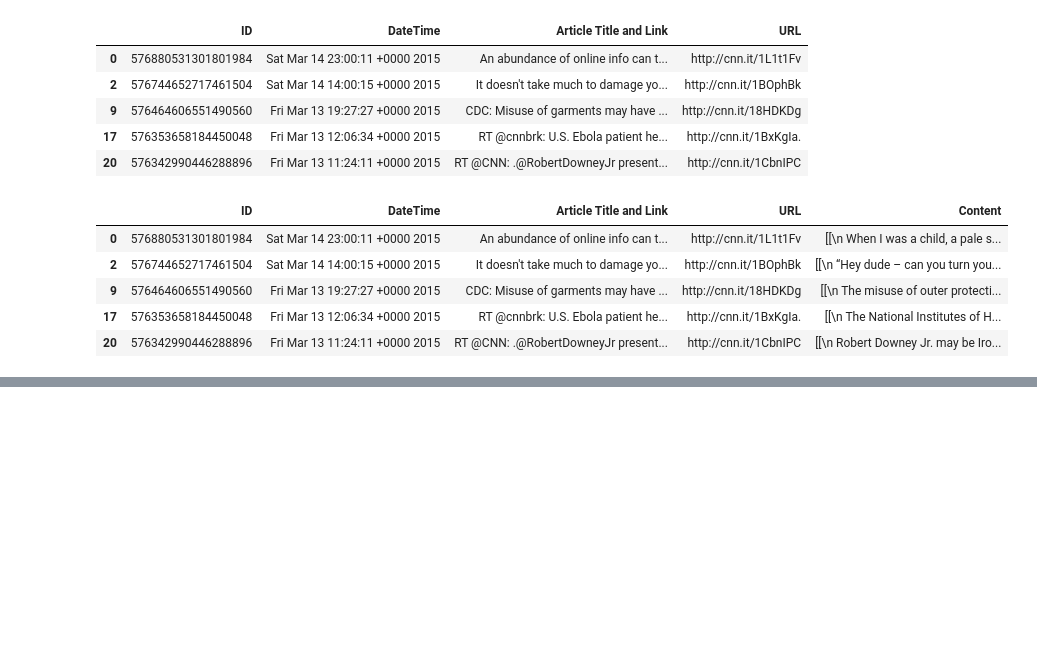
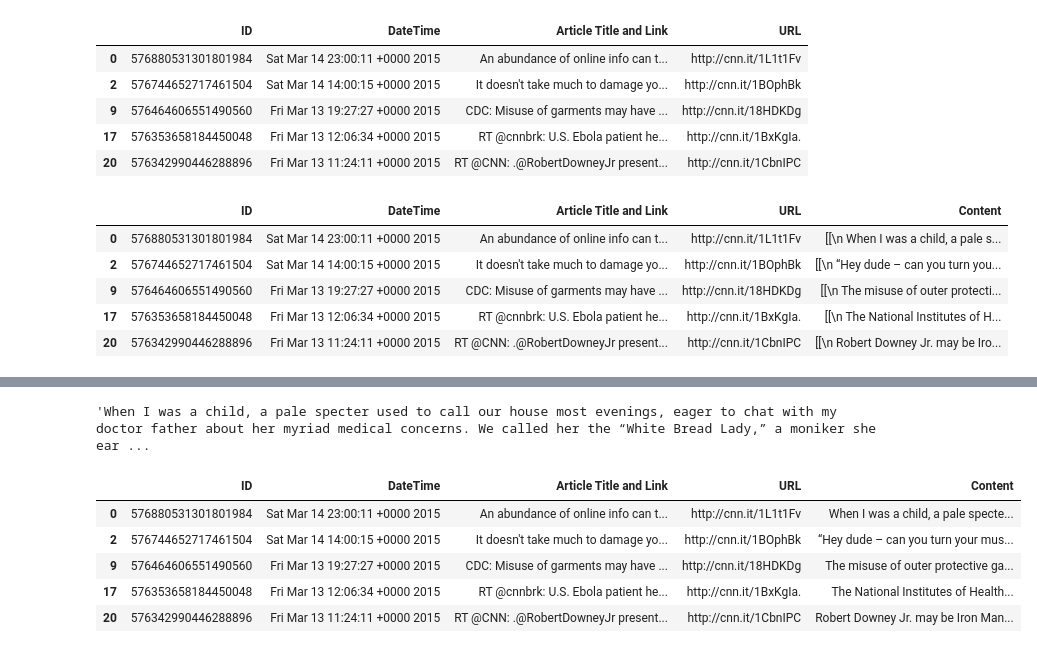
Before and after one commit to ChaithanyaSaiB/UMBC-DATA606-Capstone, a Jupyter notebook: notebooks/Dataset_Creation.ipynb, the cells around one changed output, grey strips where cells are left out. Drawn from its saved outputs; the diff is of its cells as text; code cells hidden in the pictures; blank space fills up the shorter version.

```diff
--- a/notebooks/Dataset_Creation.ipynb
+++ b/notebooks/Dataset_Creation.ipynb
@@ -102,3 +102,17 @@ cnnhealth_subset['Content'][0]
  <p class="paragraph inline-placeholder" data-article-gutter="true" data-component-name="paragraph" data-editable="text" data-uri="archive.cms.cnn.com/_components/paragraph/instances/paragraph_29EE9F8 ...
              Unless, of course, “it” is that white bread you just ate. In that case, please stop calling my dad.
      </p>]
+# %%
+" ".join([p_tag.text.strip() for p_tag in cnnhealth_subset['Content'][0]])
+# %% [output]
+'When I was a child, a pale specter used to call our house most evenings, eager to chat with my doctor father about her myriad medical concerns. We called her the “White Bread Lady,” a moniker she ear ...
+# %%
+cnnhealth_subset['Content'] = [" ".join([p_tag.text.strip() for p_tag in content]) for content in cnnhealth_subset['Content']]
+cnnhealth_subset
+# %% [output]
+|  | ID | DateTime | Article Title and Link | URL | Content |
+| 0 | 576880531301801984 | Sat Mar 14 23:00:11 +0000 2015 | An abundance of online info can t... | http://cnn.it/1L1t1Fv | When I was a child, a pale specte... |
+| 2 | 576744652717461504 | Sat Mar 14 14:00:15 +0000 2015 | It doesn't take much to damage yo... | http://cnn.it/1BOphBk | “Hey dude – can you turn your mus... |
+| 9 | 576464606551490560 | Fri Mar 13 19:27:27 +0000 2015 | CDC: Misuse of garments may have ... | http://cnn.it/18HDKDg | The misuse of outer protective ga... |
+| 17 | 576353658184450048 | Fri Mar 13 12:06:34 +0000 2015 | RT @cnnbrk: U.S. Ebola patient he... | http://cnn.it/1BxKgIa. | The National Institutes of Health... |
+| 20 | 576342990446288896 | Fri Mar 13 11:24:11 +0000 2015 | RT @CNN: .@RobertDowneyJr present... | http://cnn.it/1CbnIPC | Robert Downey Jr. may be Iron Man... |
```
Also changed, not shown: parts of 1 cell of this notebook.
